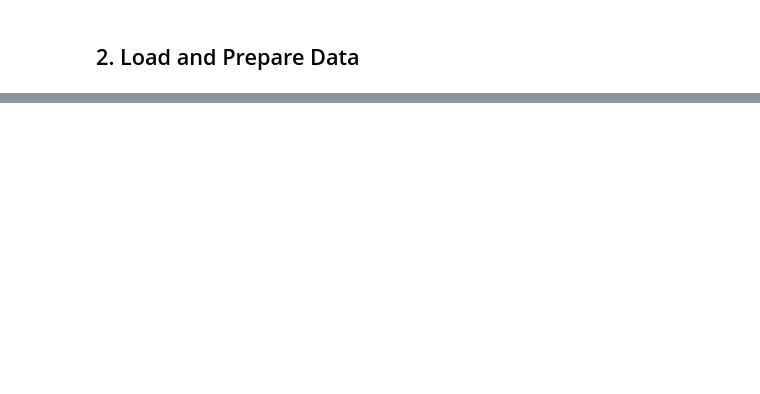
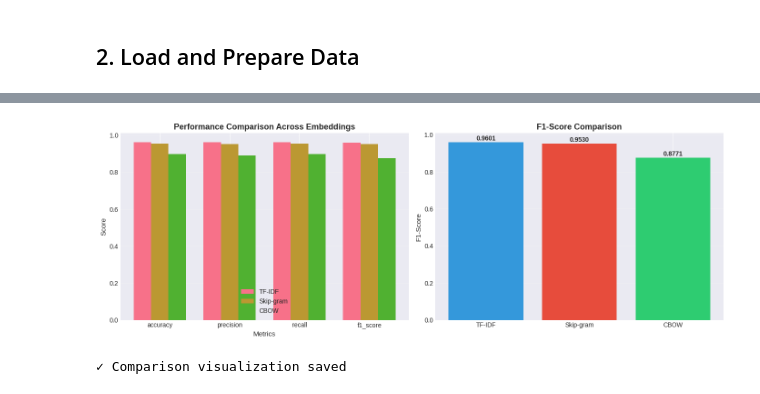
Before and after one commit to ernesteNtezirizaza/Group6-Text-Classification-Assignment, a Jupyter notebook: notebooks/02_mitali_logistic_regression.ipynb, the cells around one changed output, grey strips where cells are left out. Drawn from its saved outputs; the diff is of its cells as text; code cells hidden in the pictures; blank space fills up the shorter version.

```diff
--- a/notebooks/02_mitali_logistic_regression.ipynb
+++ b/notebooks/02_mitali_logistic_regression.ipynb
@@ -169,0 +295,38 @@ evaluator = ModelEvaluator(class_names=['ham', 'spam'])
+# %%
+fig, axes = plt.subplots(1, 2, figsize=(14, 5))
+
+metrics_to_plot = ['accuracy', 'precision', 'recall', 'f1_score']
+x = np.arange(len(metrics_to_plot))
+width = 0.25
+
+for i, (emb, metrics) in enumerate(zip(['TF-IDF', 'Skip-gram', 'CBOW'],
+                                         [metrics_tfidf, metrics_sg, metrics_cbow])):
+    values = [metrics[m] for m in metrics_to_plot]
+    axes[0].bar(x + i*width, values, width, label=emb)
+
+axes[0].set_xlabel('Metrics', fontsize=11)
+axes[0].set_ylabel('Score', fontsize=11)
+axes[0].set_title('Performance Comparison Across Embeddings', fontsize=13, fontweight='bold')
+axes[0].set_xticks(x + width)
+axes[0].set_xticklabels(metrics_to_plot)
+axes[0].legend()
+axes[0].grid(axis='y', alpha=0.3)
+
+embeddings = ['TF-IDF', 'Skip-gram', 'CBOW']
+f1_scores = [metrics_tfidf['f1_score'], metrics_sg['f1_score'], metrics_cbow['f1_score']]
+colors = ['#3498db', '#e74c3c', '#2ecc71']
+axes[1].bar(embeddings, f1_scores, color=colors)
+axes[1].set_ylabel('F1-Score', fontsize=11)
+axes[1].set_title('F1-Score Comparison', fontsize=13, fontweight='bold')
+axes[1].grid(axis='y', alpha=0.3)
+for i, v in enumerate(f1_scores):
+    axes[1].text(i, v + 0.01, f'{v:.4f}', ha='center', fontweight='bold')
+
+plt.tight_layout()
+plt.savefig('../results/figures/mitali_comparison.png', dpi=300, bbox_inches='tight')
+plt.show()
+
+print(f'\n✓ Comparison visualization saved')
+# %% [output]
+[figure, added]
+✓ Comparison visualization saved
```
Also changed, not shown: parts of 28 cells of this notebook, 4 other files.
